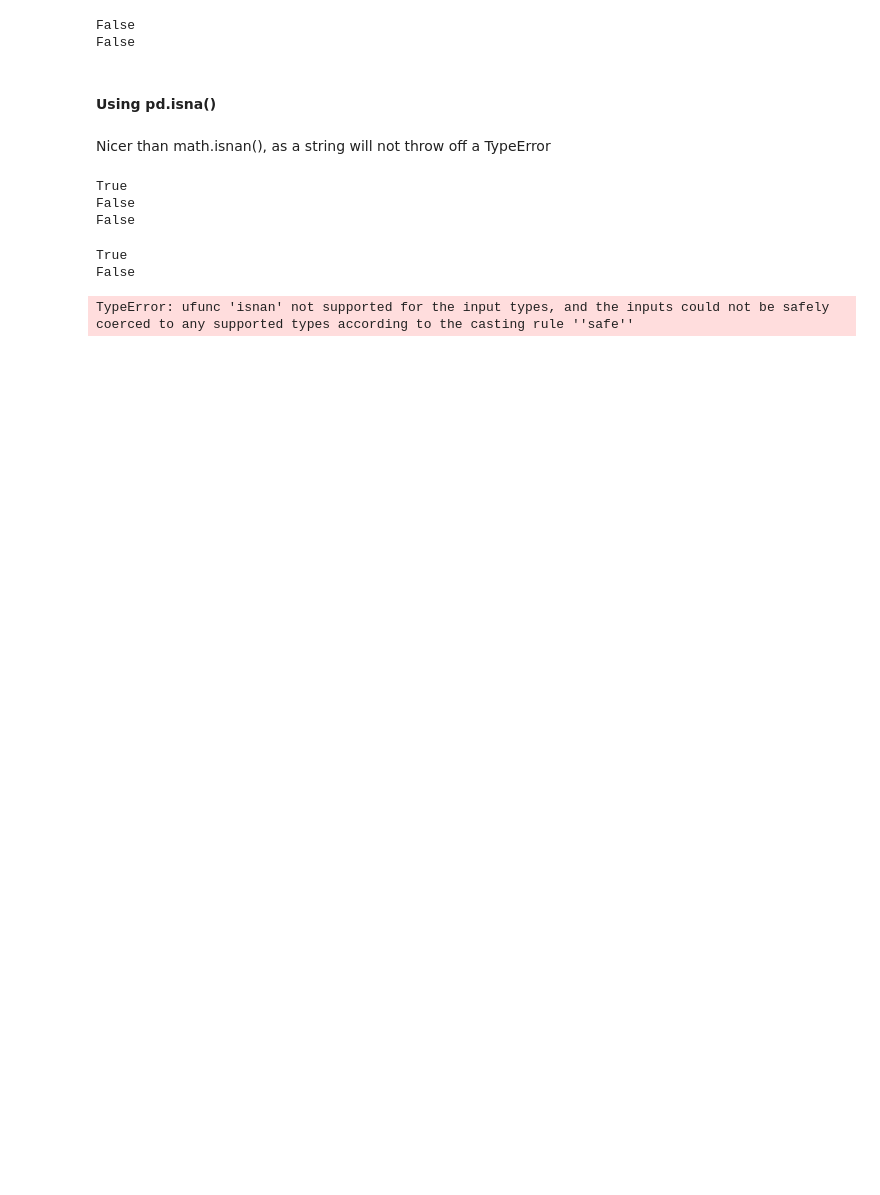
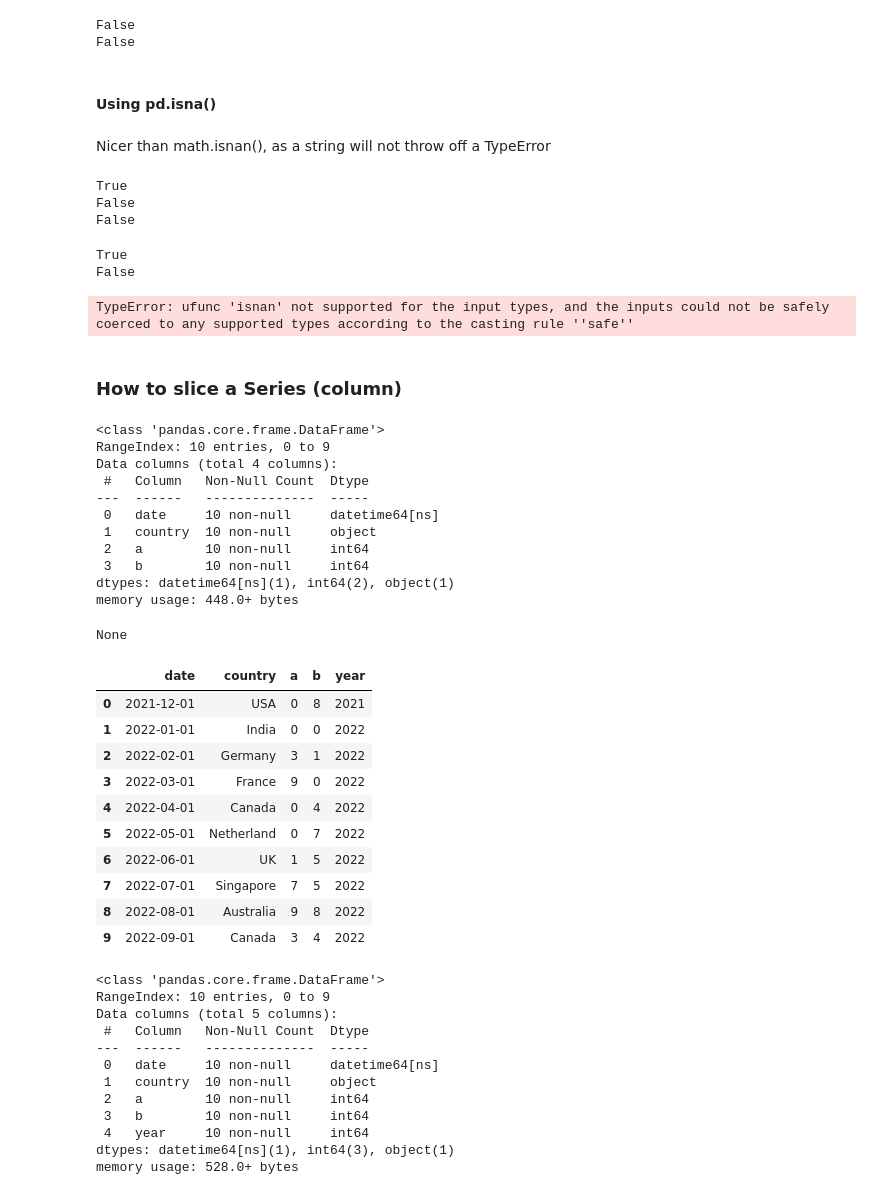
Before and after one commit to jalwalb2765/python_resources, a Jupyter notebook: 4_pandas.ipynb, the cells around one changed output. Cells and saved outputs as stored; diff of their text form; code cells hidden in the pictures; blank space fills up the shorter version.

Commit message:
Added slicing section to 4_pandas

```diff
--- a/4_pandas.ipynb
+++ b/4_pandas.ipynb
@@ -1309,3 +1309,68 @@ print(np.isnan(test_4))
 True
 False
 TypeError: ufunc 'isnan' not supported for the input types, and the inputs could not be safely coerced to any supported types according to the casting rule ''safe''
+# %% [markdown]
+### How to slice a Series (column)
+# %%
+df = pd.DataFrame({'date':pd.date_range(start='2021-12-01', periods=10, freq='MS'),
+                   'country':['USA','India','Germany','France','Canada','Netherland',
+                              'UK','Singapore', 'Australia', 'Canada'],
+                   'a': np.random.randint(10, size=10),
+                   'b': np.random.randint(10, size=10)})
+
+
+
+display(df.info())
+
+# If non-string format, you first need to convert to string.
+# I have saved this to a new column, so keep the format of the
+# original date field.
+
+df['year'] = df['date'].astype(str)
+
+# You can then slice the string field using the .str.slice()
+
+start = 0
+stop = 4
+step = 1
+
+df['year'] = df['year'].str.slice(start,stop, step).astype(int)
+
+display(df)
+df.info()
+# %% [output]
+<class 'pandas.core.frame.DataFrame'>
+RangeIndex: 10 entries, 0 to 9
+Data columns (total 4 columns):
+ #   Column   Non-Null Count  Dtype
+---  ------   --------------  -----
+ 0   date     10 non-null     datetime64[ns]
+ 1   country  10 non-null     object
+ 2   a        10 non-null     int64
+ 3   b        10 non-null     int64
+dtypes: datetime64[ns](1), int64(2), object(1)
+memory usage: 448.0+ bytes
+None
+|  | date | country | a | b | year |
+| 0 | 2021-12-01 | USA | 0 | 8 | 2021 |
+| 1 | 2022-01-01 | India | 0 | 0 | 2022 |
+| 2 | 2022-02-01 | Germany | 3 | 1 | 2022 |
+| 3 | 2022-03-01 | France | 9 | 0 | 2022 |
+| 4 | 2022-04-01 | Canada | 0 | 4 | 2022 |
+| 5 | 2022-05-01 | Netherland | 0 | 7 | 2022 |
+| 6 | 2022-06-01 | UK | 1 | 5 | 2022 |
+| 7 | 2022-07-01 | Singapore | 7 | 5 | 2022 |
+| 8 | 2022-08-01 | Australia | 9 | 8 | 2022 |
+| 9 | 2022-09-01 | Canada | 3 | 4 | 2022 |
+<class 'pandas.core.frame.DataFrame'>
+RangeIndex: 10 entries, 0 to 9
+Data columns (total 5 columns):
+ #   Column   Non-Null Count  Dtype
+---  ------   --------------  -----
+ 0   date     10 non-null     datetime64[ns]
+ 1   country  10 non-null     object
+ 2   a        10 non-null     int64
+ 3   b        10 non-null     int64
+ 4   year     10 non-null     int64
+dtypes: datetime64[ns](1), int64(3), object(1)
+memory usage: 528.0+ bytes
```
